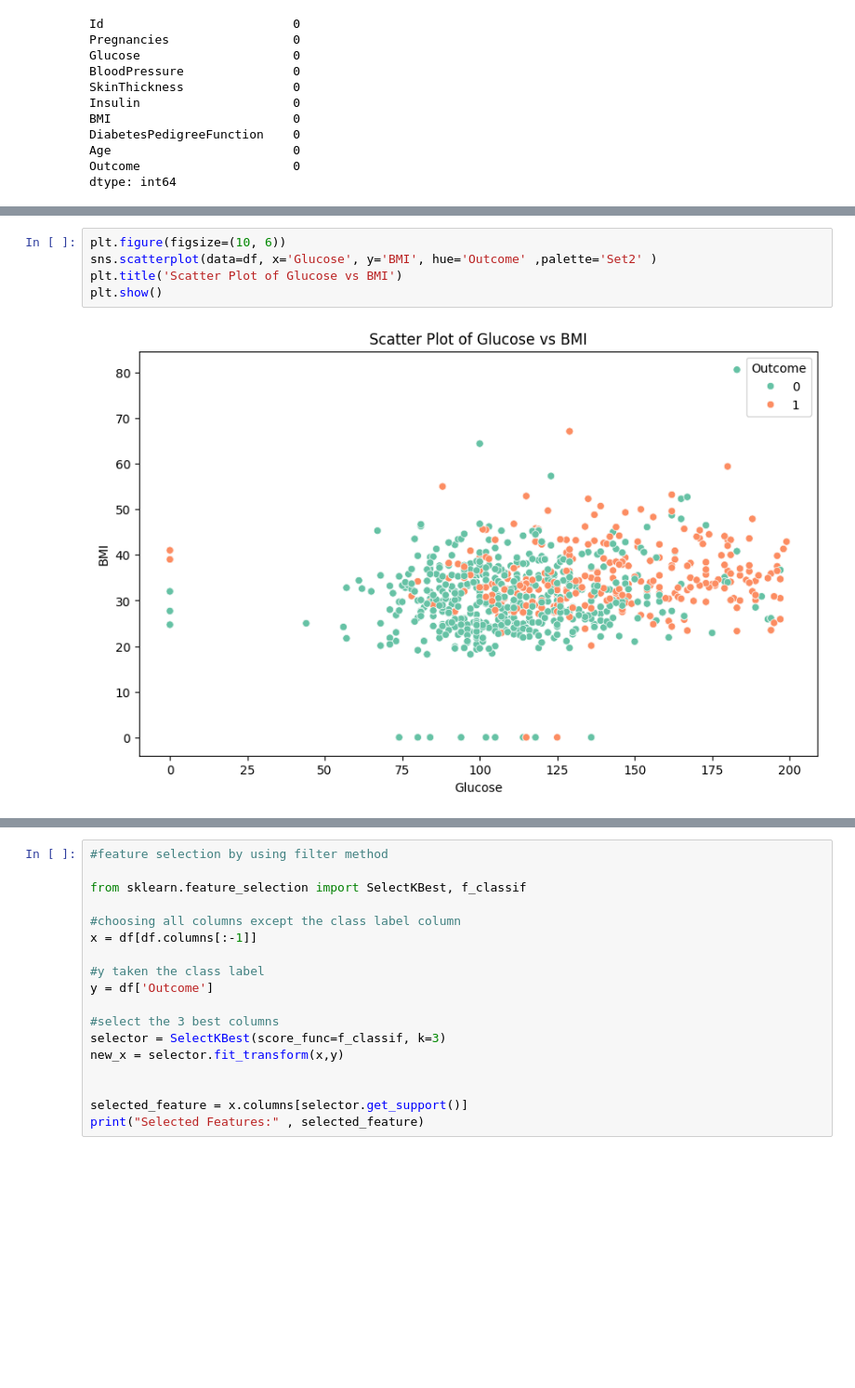
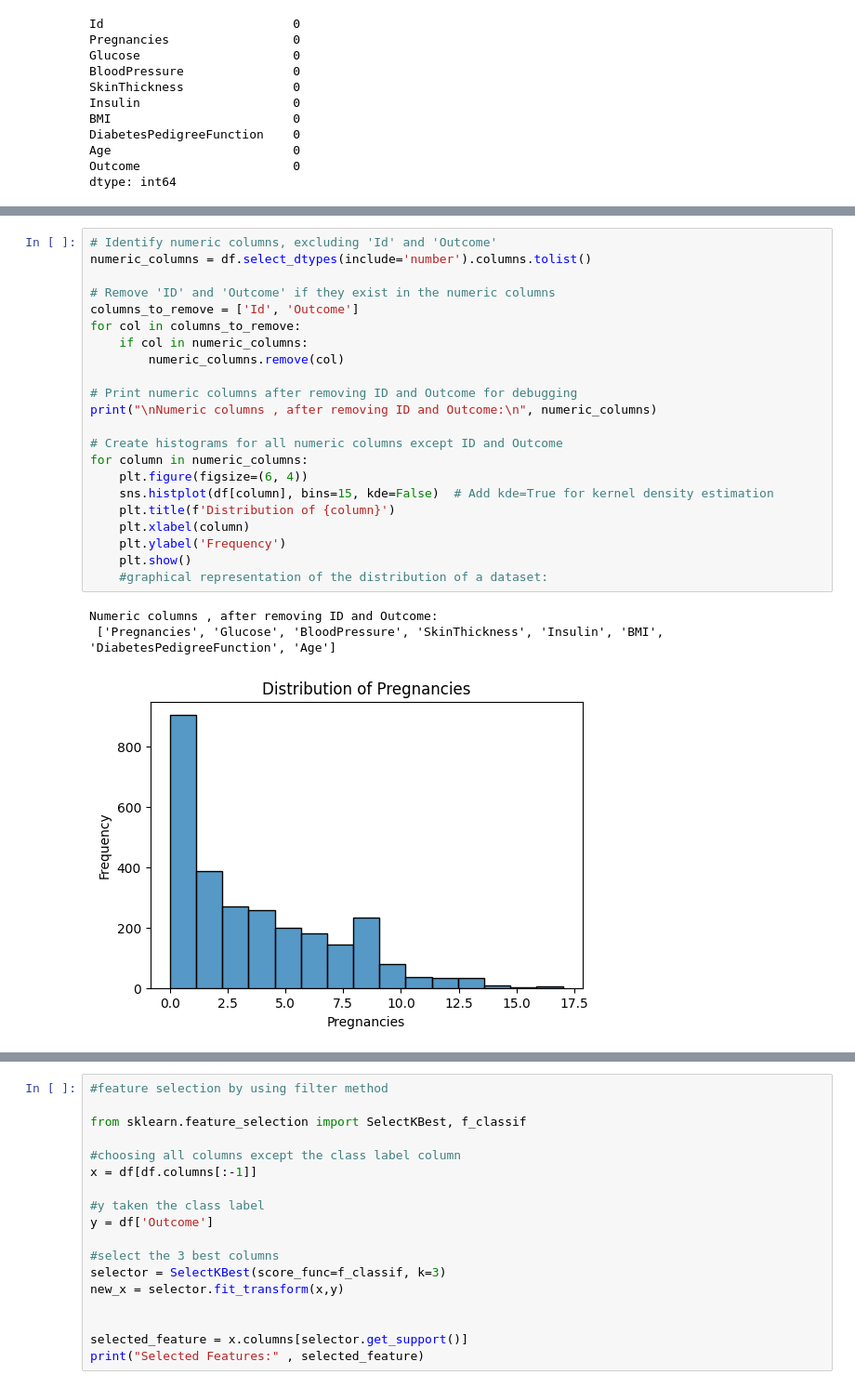
Before and after one commit to WS888-CODER/IT326-PROJECT, a Jupyter notebook: phase 2.ipynb, the cells around one changed output, grey strips where cells are left out. Shown: that part at 93% size. Saved outputs shown, nothing was run; the diff lists cells and outputs as text; blank space fills up the shorter version.

```diff
--- a/phase 2.ipynb
+++ b/phase 2.ipynb
@@ -81,7 +74,26 @@ plt.show
-# %%
-plt.figure(figsize=(10, 6))
-sns.scatterplot(data=df, x='Glucose', y='BMI', hue='Outcome' ,palette='Set2' )
-plt.title('Scatter Plot of Glucose vs BMI')
-plt.show()
-# %% [output]
-[figure, removed]
+# %%
+# Identify numeric columns, excluding 'Id' and 'Outcome'
+numeric_columns = df.select_dtypes(include='number').columns.tolist()
+
+# Remove 'ID' and 'Outcome' if they exist in the numeric columns
+columns_to_remove = ['Id', 'Outcome']
+for col in columns_to_remove:
+    if col in numeric_columns:
+        numeric_columns.remove(col)
+
+# Print numeric columns after removing ID and Outcome for debugging
+print("\nNumeric columns , after removing ID and Outcome:\n", numeric_columns)
+
+# Create histograms for all numeric columns except ID and Outcome
+for column in numeric_columns:
+    plt.figure(figsize=(6, 4))
+    sns.histplot(df[column], bins=15, kde=False)  # Add kde=True for kernel density estimation
+    plt.title(f'Distribution of {column}')
+    plt.xlabel(column)
+    plt.ylabel('Frequency')
+    plt.show()
+    #graphical representation of the distribution of a dataset:
+# %% [output]
+Numeric columns , after removing ID and Outcome:
+ ['Pregnancies', 'Glucose', 'BloodPressure', 'SkinThickness', 'Insulin', 'BMI', 'DiabetesPedigreeFunction', 'Age']
+[figure, added]
```
Also changed, not shown: parts of 5 cells of this notebook.
